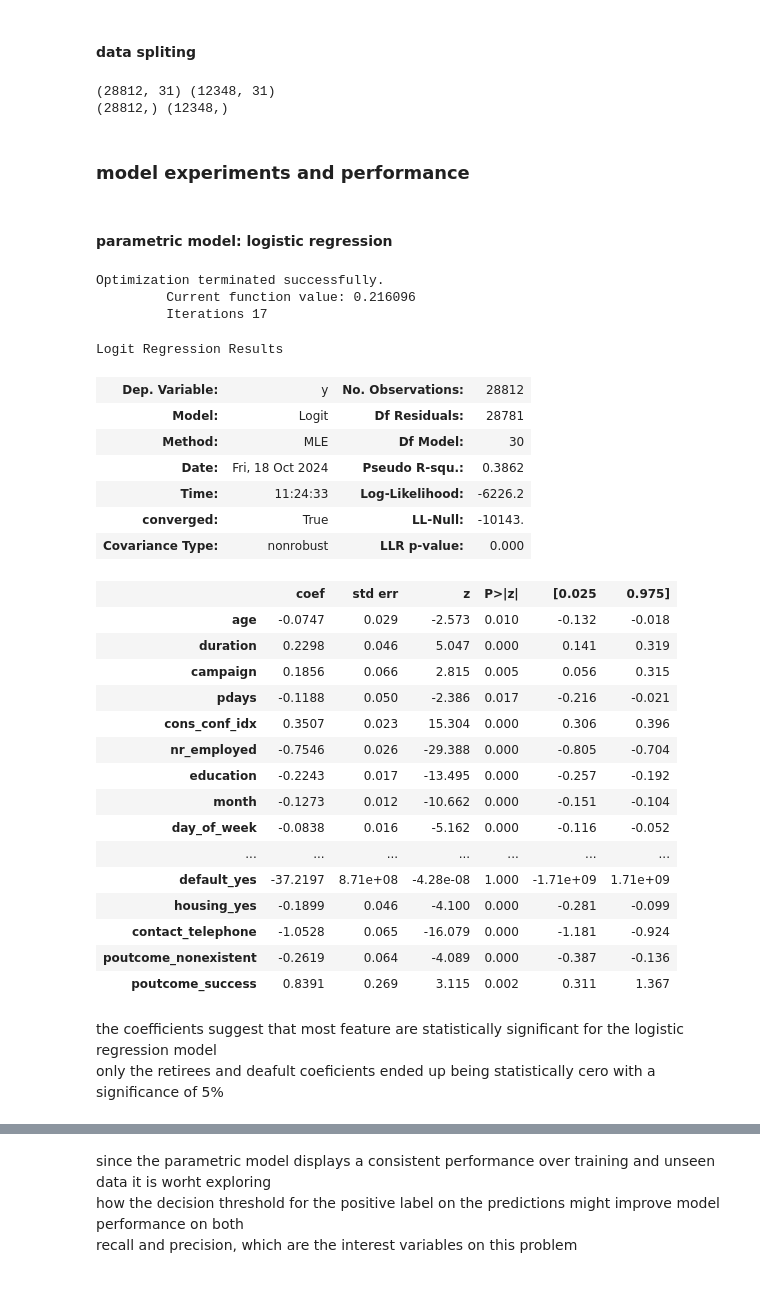
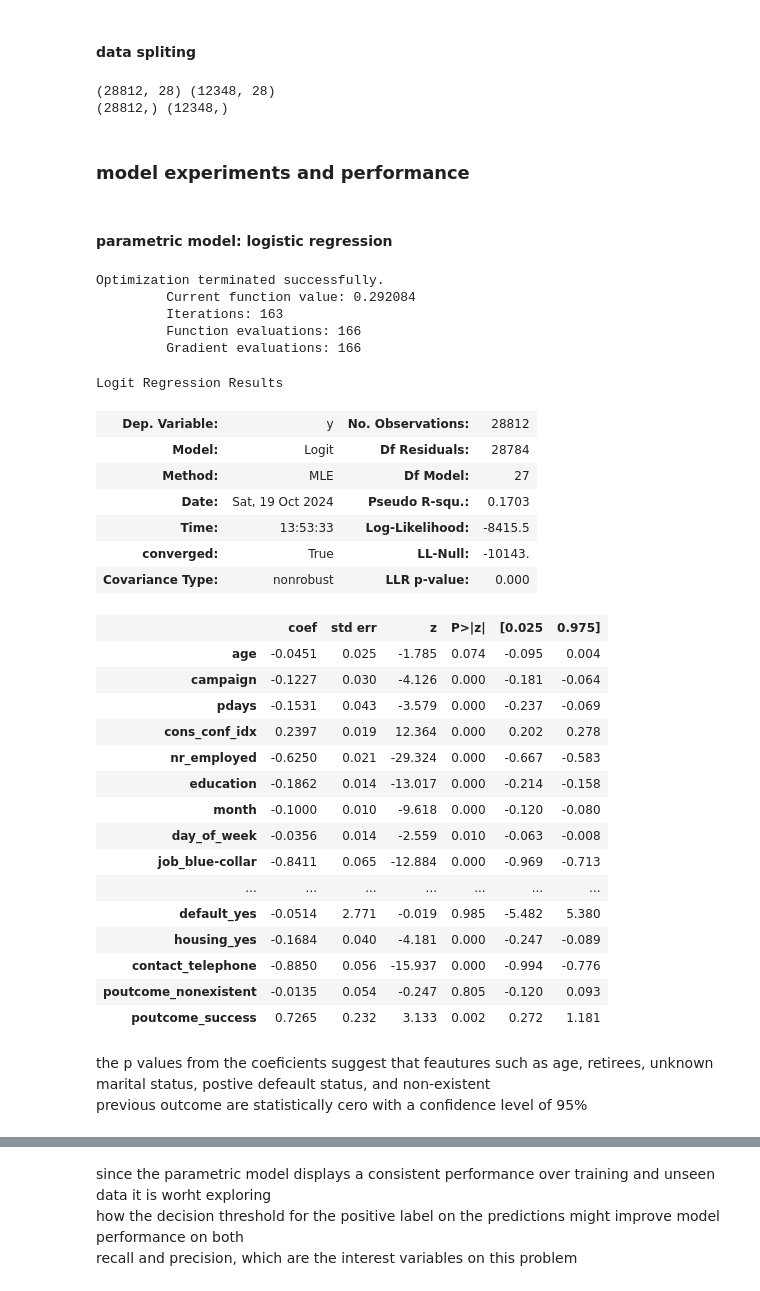
Before and after one commit to scardenasc22/STDS-at3, a Jupyter notebook: classification_model.ipynb, the cells around one changed output, grey strips where cells are left out. Drawn from its saved outputs; the diff is of its cells as text; code cells hidden in the pictures.

Commit message:
model selection and tuning

```diff
--- a/classification_model.ipynb
+++ b/classification_model.ipynb
@@ -171,6 +180,7 @@ only 'loan' does not display influence on churn according to the test
 # %%
 num_cols = data.select_dtypes(include='number').columns.tolist()
 num_cols.remove('y')
+num_cols.remove('duration')
 
 from scipy.stats import mannwhitneyu
 def statistical_test_numerical(df, target, column):
@@ -280,10 +290,6 @@ memory usage: 2.9 MB
 # %% [markdown]
 #### data scaling
 # %%
-# two new features were created to account for skweness in the distribution
-df_cleaned['log_campaign'] = np.log(df_cleaned['campaign'])
-df_cleaned['log_duration'] = np.log(df_cleaned['duration'])
-
 num_cols = df_cleaned.select_dtypes('number').columns.tolist()
 num_cols.remove('y')
 
@@ -369,45 +375,47 @@ x_train, x_val, y_train, y_val = train_test_split(x, y, test_size = 0.3, stratif
 print(x_train.shape, x_val.shape)
 print(y_train.shape, y_val.shape)
 # %% [output]
-(28812, 31) (12348, 31)
+(28812, 28) (12348, 28)
 (28812,) (12348,)
 # %% [markdown]
 ### model experiments and performance
 # %% [markdown]
-#### parametric model: logistic regression
+#### parametric model: **logistic regression**
 # %%
 import statsmodels.api as sm
-lr = sm.Logit(y_train, x_train).fit()
+lr = sm.Logit(y_train, x_train).fit(maxiter=200, method='bfgs')
 lr.summary()
 # %% [output]
 Optimization terminated successfully.
-         Current function value: 0.216096
-         Iterations 17
+         Current function value: 0.292084
+         Iterations: 163
+         Function evaluations: 166
+         Gradient evaluations: 166
 Logit Regression Results
 | Dep. Variable: | y | No. Observations: | 28812 |
-| Model: | Logit | Df Residuals: | 28781 |
-| Method: | MLE | Df Model: | 30 |
-| Date: | Fri, 18 Oct 2024 | Pseudo R-squ.: | 0.3862 |
-| Time: | 11:24:33 | Log-Likelihood: | -6226.2 |
+| Model: | Logit | Df Residuals: | 28784 |
+| Method: | MLE | Df Model: | 27 |
+| Date: | Sat, 19 Oct 2024 | Pseudo R-squ.: | 0.1703 |
+| Time: | 13:53:33 | Log-Likelihood: | -8415.5 |
 | converged: | True | LL-Null: | -10143. |
 | Covariance Type: | nonrobust | LLR p-value: | 0.000 |
 |  | coef | std err | z | P>|z| | [0.025 | 0.975] |
-| age | -0.0747 | 0.029 | -2.573 | 0.010 | -0.132 | -0.018 |
-| duration | 0.2298 | 0.046 | 5.047 | 0.000 | 0.141 | 0.319 |
-| campaign | 0.1856 | 0.066 | 2.815 | 0.005 | 0.056 | 0.315 |
-| pdays | -0.1188 | 0.050 | -2.386 | 0.017 | -0.216 | -0.021 |
-| cons_conf_idx | 0.3507 | 0.023 | 15.304 | 0.000 | 0.306 | 0.396 |
-| nr_employed | -0.7546 | 0.026 | -29.388 | 0.000 | -0.805 | -0.704 |
-| education | -0.2243 | 0.017 | -13.495 | 0.000 | -0.257 | -0.192 |
-| month | -0.1273 | 0.012 | -10.662 | 0.000 | -0.151 | -0.104 |
-| day_of_week | -0.0838 | 0.016 | -5.162 | 0.000 | -0.116 | -0.052 |
+| age | -0.0451 | 0.025 | -1.785 | 0.074 | -0.095 | 0.004 |
+| campaign | -0.1227 | 0.030 | -4.126 | 0.000 | -0.181 | -0.064 |
+| pdays | -0.1531 | 0.043 | -3.579 | 0.000 | -0.237 | -0.069 |
+| cons_conf_idx | 0.2397 | 0.019 | 12.364 | 0.000 | 0.202 | 0.278 |
+| nr_employed | -0.6250 | 0.021 | -29.324 | 0.000 | -0.667 | -0.583 |
+| education | -0.1862 | 0.014 | -13.017 | 0.000 | -0.214 | -0.158 |
+| month | -0.1000 | 0.010 | -9.618 | 0.000 | -0.120 | -0.080 |
+| day_of_week | -0.0356 | 0.014 | -2.559 | 0.010 | -0.063 | -0.008 |
+| job_blue-collar | -0.8411 | 0.065 | -12.884 | 0.000 | -0.969 | -0.713 |
 | ... | ... | ... | ... | ... | ... | ... |
-| default_yes | -37.2197 | 8.71e+08 | -4.28e-08 | 1.000 | -1.71e+09 | 1.71e+09 |
-| housing_yes | -0.1899 | 0.046 | -4.100 | 0.000 | -0.281 | -0.099 |
-| contact_telephone | -1.0528 | 0.065 | -16.079 | 0.000 | -1.181 | -0.924 |
-| poutcome_nonexistent | -0.2619 | 0.064 | -4.089 | 0.000 | -0.387 | -0.136 |
-| poutcome_success | 0.8391 | 0.269 | 3.115 | 0.002 | 0.311 | 1.367 |
+| default_yes | -0.0514 | 2.771 | -0.019 | 0.985 | -5.482 | 5.380 |
+| housing_yes | -0.1684 | 0.040 | -4.181 | 0.000 | -0.247 | -0.089 |
+| contact_telephone | -0.8850 | 0.056 | -15.937 | 0.000 | -0.994 | -0.776 |
+| poutcome_nonexistent | -0.0135 | 0.054 | -0.247 | 0.805 | -0.120 | 0.093 |
+| poutcome_success | 0.7265 | 0.232 | 3.133 | 0.002 | 0.272 | 1.181 |
-# %% [markdown]
-the coefficients suggest that most feature are statistically significant for the logistic regression model <br>
-only the retirees and deafult coeficients ended up being statistically cero with a significance of 5%
+# %% [markdown]
+the p values from the coeficients suggest that feautures such as age, retirees, unknown marital status, postive defeault status, and non-existent <br>
+previous outcome are statistically cero with a confidence level of 95%
 # %%
```
Also changed, not shown: parts of 51 cells of this notebook, 3 other files.
